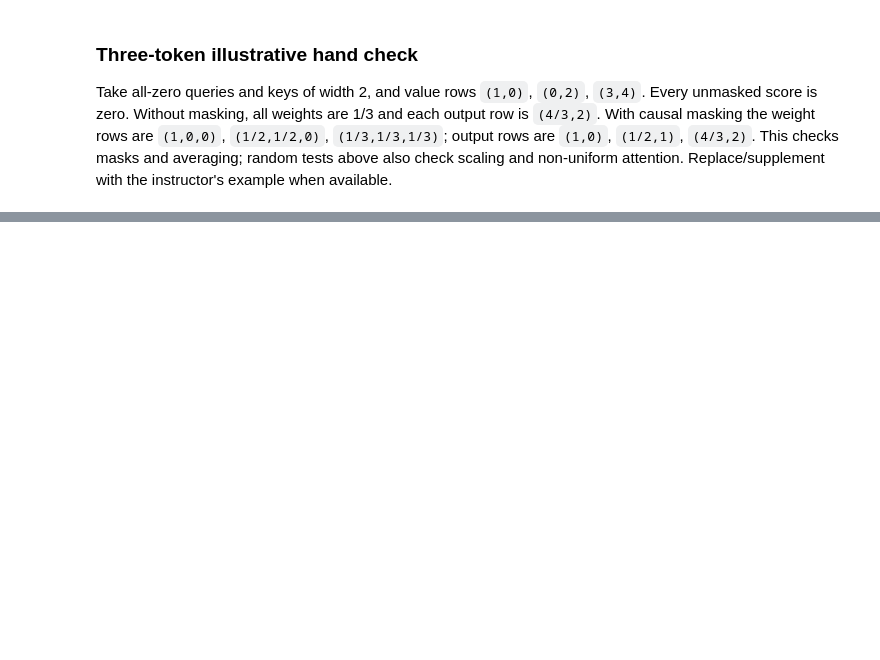
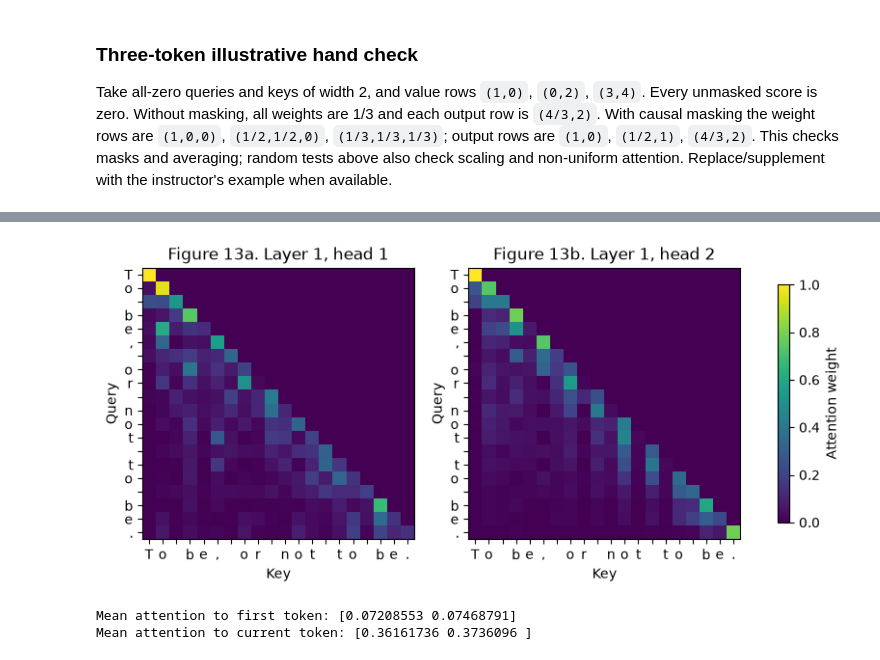
Before and after one commit to tusharviradiya/aiml-dnn-assignment-2, a Jupyter notebook: problem2/problem2.ipynb, the cells around one changed output, grey strips where cells are left out. Drawn from its saved outputs; the diff is of its cells as text; code cells hidden in the pictures; blank space fills up the shorter version.

```diff
--- a/problem2/problem2.ipynb
+++ b/problem2/problem2.ipynb
@@ -264,0 +846,20 @@ Problem 2 incomplete: interfaces and tests only; student code and experiments re
+# %%
+main_model=load_language(lm_results[0]); prompt='ROMEO:\n'
+# Deterministic restart checks use the actual validation-selected model.
+a=generate_characters(main_model,prompt,.8,8,seed=700)
+b=generate_characters(main_model,prompt,.8,8,seed=700)
+assert a==b and len(a)==8
+samples=[]
+for temperature in (.2,.8,1.5):
+    sample=generate_characters(main_model,prompt,temperature,500,LM_CONFIG['top_k'],LM_CONFIG['generation_seed'])
+    assert len(sample)==500 and set(sample)<=set(chars)
+    samples.append(dict(temperature=temperature,prompt=prompt,sample=sample,top_k=LM_CONFIG['top_k'],seed=LM_CONFIG['generation_seed']))
+(METRICS/'samples.json').write_text(json.dumps(samples,indent=2))
+(ROOT/'problem2'/'generated_samples.txt').write_text('\n\n'.join(
+    f'Temperature {r["temperature"]}; top-k {r["top_k"]}; seed {r["seed"]}; 500 NEW characters; prompt {r["prompt"]!r}\n'+r['sample'] for r in samples))
+unmasked=load_language(lm_results[-1]); no_mask_sample=generate_characters(unmasked,prompt,.8,500,LM_CONFIG['top_k'],LM_CONFIG['generation_seed'])
+(METRICS/'no_mask_sample.txt').write_text(no_mask_sample)
+assert len(no_mask_sample)==500
+print('PASS: three labelled 500-character continuations; reproducible sampling; additional no-mask continuation saved')
+for r in samples: print('Temperature',r['temperature'],repr(r['sample'][:160]))
+print('No mask:',repr(no_mask_sample[:160]))
@@ -264,0 +875,21 @@ Problem 2 incomplete: interfaces and tests only; student code and experiments re
+# %%
+sentence='To be, or not to be.'
+main_model.eval()
+with torch.no_grad():
+    _,attentions=main_model(torch.tensor([[stoi[c] for c in sentence]],device=DEVICE),True)
+weights=attentions[0][0,:2].cpu().numpy()
+assert np.count_nonzero(weights[:,np.triu_indices(len(sentence),1)[0],np.triu_indices(len(sentence),1)[1]])==0
+np.savez(METRICS/'attention_heads.npz',weights=weights,sentence=sentence)
+fig,axes=plt.subplots(1,2,figsize=(10,4))
+for index,ax in enumerate(axes):
+    im=ax.imshow(weights[index],vmin=0,vmax=1,cmap='viridis')
+    ax.set_xticks(range(len(sentence)),list(sentence)); ax.set_yticks(range(len(sentence)),list(sentence))
+    ax.set_title(f'Figure 13{chr(97+index)}. Layer 1, head {index+1}'); ax.set_xlabel('Key'); ax.set_ylabel('Query')
+fig.colorbar(im,ax=axes.ravel().tolist(),shrink=.8,label='Attention weight')
+fig.savefig(FIGURES/'attention_heads.png',dpi=160,bbox_inches='tight'); plt.show()
+print('Mean attention to first token:',weights[:,:,0].mean(axis=1))
+print('Mean attention to current token:',np.diagonal(weights,axis1=1,axis2=2).mean(axis=1))
+# %% [output]
+[figure, added]
+Mean attention to first token: [0.07208553 0.07468791]
+Mean attention to current token: [0.36161736 0.3736096 ]
```
Also changed, not shown: parts of 51 cells of this notebook, 29 other files.
